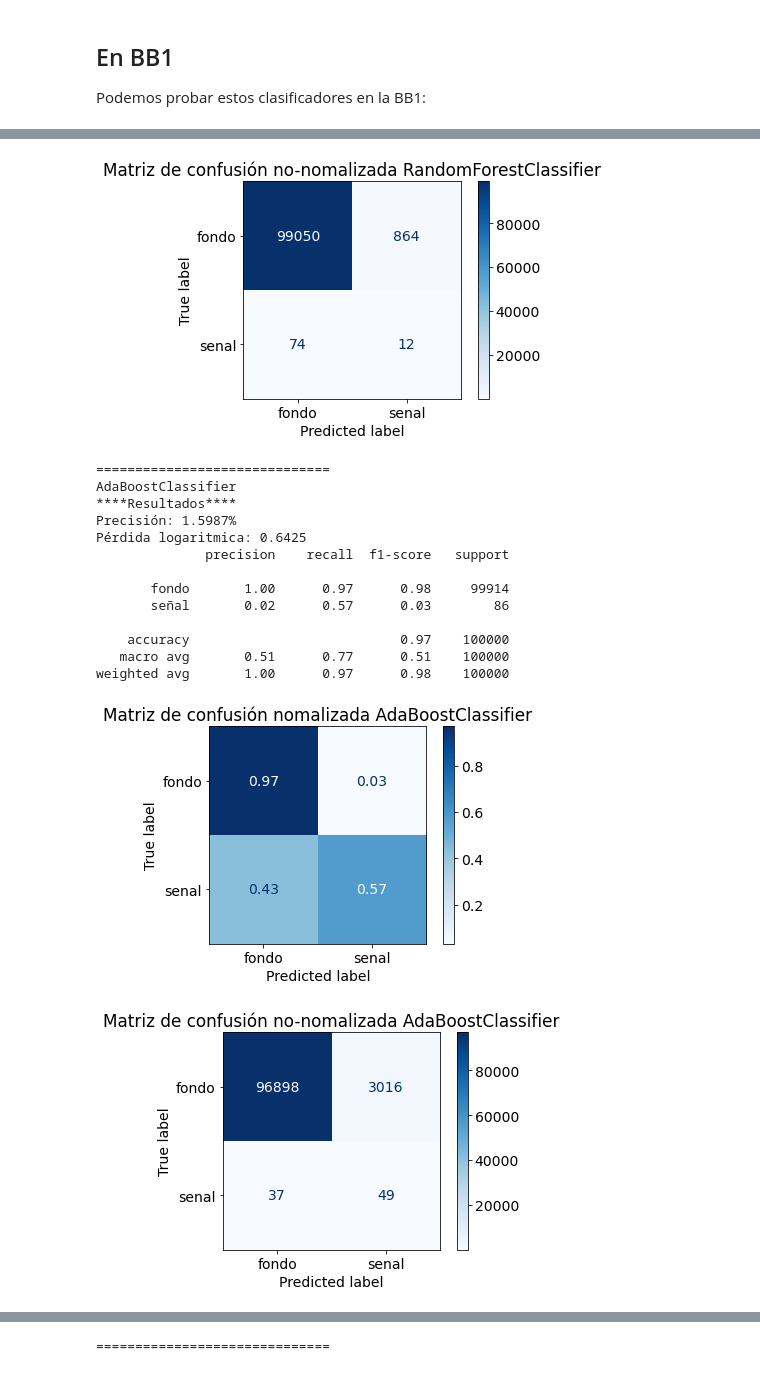
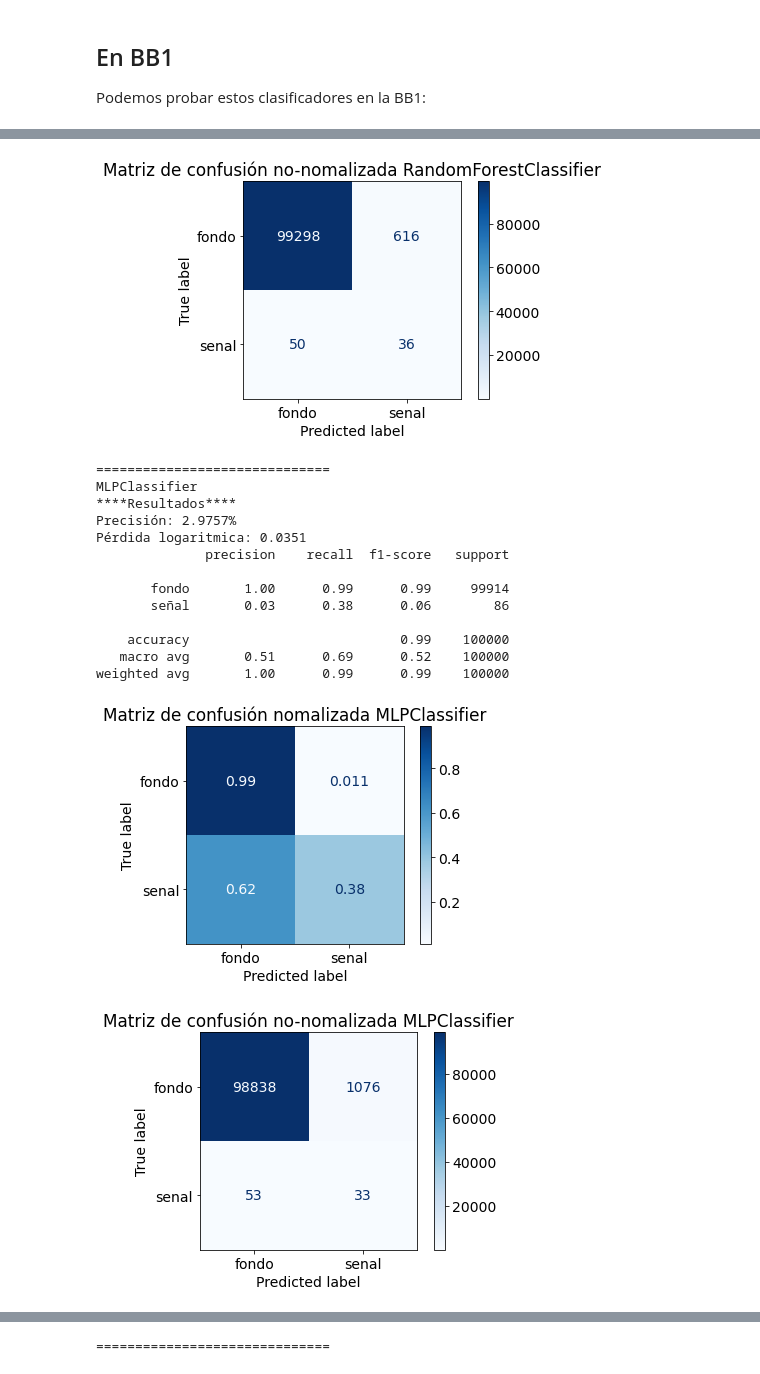
Before and after one commit to marianaiv/benchtools, a Jupyter notebook: notebooks/comparacion-algoritmos-sencillos.ipynb, the cells around one changed output, grey strips where cells are left out. Saved outputs shown, nothing was run; the diff lists cells and outputs as text; code cells hidden in the pictures.

Commit message:
normalizacion de la data. cambio de AdaBoost por MLP

```diff
--- a/notebooks/comparacion-algoritmos-sencillos.ipynb
+++ b/notebooks/comparacion-algoritmos-sencillos.ipynb
@@ -26,6 +27,9 @@ df_RD.head()
 | 4 | 1810.986292 | 2424.718009 | 3.642805 | -0.664116 | 1.154562 | 0.0 | 242.616470 | 201.110818 | 443.727289 | 146.0 | ... |
 # %%
 # Definimos una función para separar un dataframe en caracteristicas y label
+
+from sklearn.preprocessing import MinMaxScaler
+pd.options.mode.chained_assignment = None  # default='warn'
 
 def data_ready(df, label='label'):
 
@@ -38,6 +42,14 @@ def data_ready(df, label='label'):
     # Hacemos un dataframe solo con las características
     X = df[carac_cols]
 
+    # Normalizamos los datos
+    for column in list(X.columns):
+        feature = np.array(X[column]).reshape(-1,1)
+        scaler = MinMaxScaler()
+        scaler.fit(feature)
+        feature_scaled = scaler.transform(feature)
+        X[column] = feature_scaled.reshape(1,-1)[0]
+
     # Obtenemos la serie con la información sobre señal o fondo
     y = df[label]
 
@@ -316,15 +334,17 @@ El **AUC** es el área bajo la curva, que mientras mayor sea, mejor es el modelo
 Para hacer la curva ROC y calcular AUC, definimos los clasificadores, los entrenamos y realizamos las predicciones:
 # %%
 # https://stackoverflow.com/questions/52373318/how-to-compare-roc-auc-scores-of-different-binary-classifiers-and-assess-statist
-from sklearn.ensemble import RandomForestClassifier, AdaBoostClassifier, GradientBoostingClassifier
+from sklearn.ensemble import RandomForestClassifier, GradientBoostingClassifier
+from sklearn.neural_network import MLPClassifier
+
 from sklearn.metrics import roc_auc_score, roc_curve
 import matplotlib
 
-#Ada Boost Classifier
-ada_clf = AdaBoostClassifier()
-ada_clf.fit(X_train, y_train)
-ada_prediccion_proba = ada_clf.predict_proba(X_test)[:, 1]
-ada_nombre = ada_clf.__class__.__name__
+#MLP Classifier
+mlp_clf = MLPClassifier(max_iter=400)
+mlp_clf.fit(X_train, y_train)
+mlp_prediccion_proba = mlp_clf.predict_proba(X_test)[:, 1]
+mlp_nombre = mlp_clf.__class__.__name__
 
 
 # Random Forest
@@ -431,13 +451,13 @@ plt.show()
 ## Feature importance
 Para cada algoritmo podemos obtener el peso de cada característica en la decisión:
 # %%
-fi_ada = ada_clf.feature_importances_.tolist()
+#fi_mlp = mlp_clf.feature_importances_.tolist()
 fi_rf = rf_clf.feature_importances_.tolist()
 fi_gb = gb_clf.feature_importances_.tolist()
 
-pesos = [fi_ada, fi_rf, fi_gb]
+pesos = [fi_rf, fi_gb]
 pesos = [[ round(elem, 3) for elem in peso ] for peso in pesos]
-nombres = [ada_nombre, rf_nombre, gb_nombre]
+nombres = [rf_nombre, gb_nombre]
 features = X_train.columns.tolist()
 
 importancia = {}
@@ -502,7 +517,7 @@ X_test, y_test = data_ready(df_bb)
 # %%
 # Listamos los clasificadores a comparar
 clasificadores = [RandomForestClassifier(),
-                AdaBoostClassifier(),
+                MLPClassifier(max_iter=400),
                 GradientBoostingClassifier(),]
 
 # Registro para comparación visual
@@ -578,19 +593,19 @@ weighted avg       1.00      0.99      0.99    100000
 [figure]
 ==============================
-AdaBoostClassifier
+MLPClassifier
 ****Resultados****
-Precisión: 1.5987%
-Pérdida logaritmica: 0.6425
+Precisión: 2.9757%
+Pérdida logaritmica: 0.0351
               precision    recall  f1-score   support
 
-       fondo       1.00      0.97      0.98     99914
-       señal       0.02      0.57      0.03        86
+       fondo       1.00      0.99      0.99     99914
+       señal       0.03      0.38      0.06        86
 
-    accuracy                           0.97    100000
-   macro avg       0.51      0.77      0.51    100000
-weighted avg       1.00      0.97      0.98    100000
+    accuracy                           0.99    100000
+   macro avg       0.51      0.69      0.52    100000
+weighted avg       1.00      0.99      0.99    100000
-[figure, old version]
+[figure, new version]
-[figure, old version]
+[figure, new version]
 ==============================
 GradientBoostingClassifier
 ****Resultados****
```
Also changed, not shown: parts of 11 cells of this notebook.
